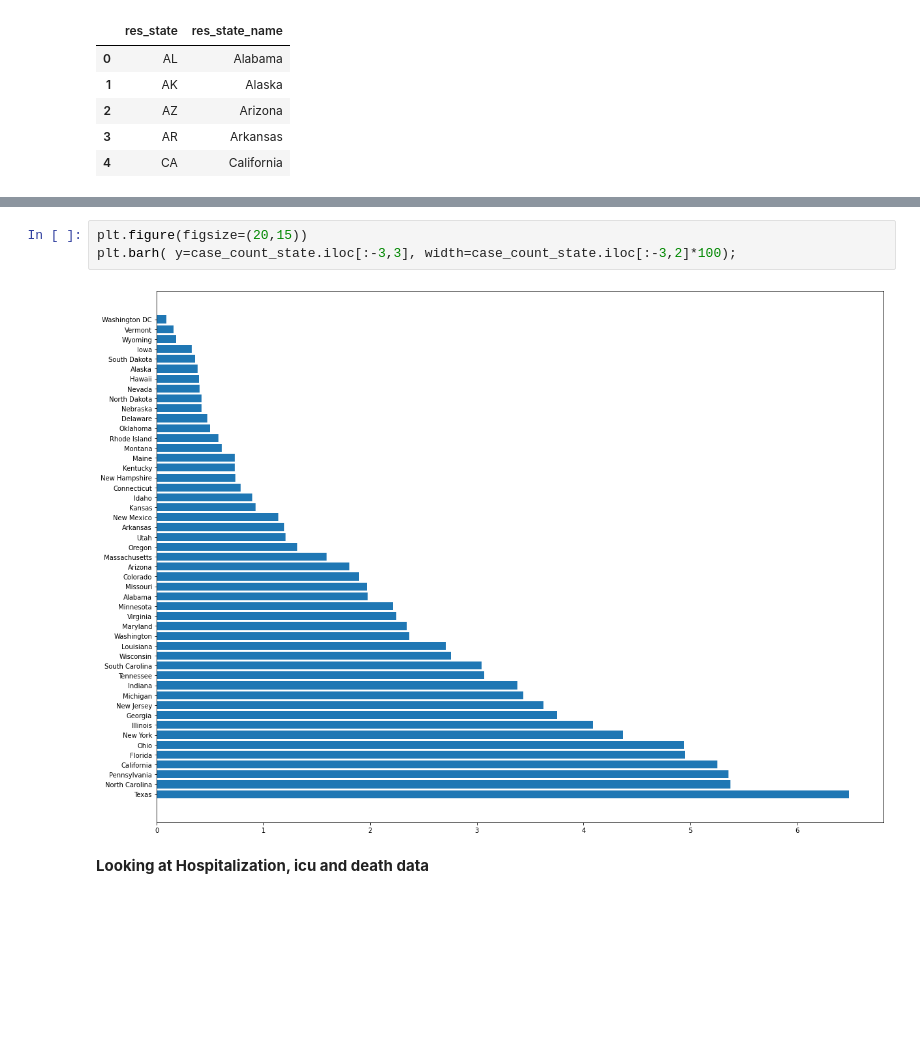
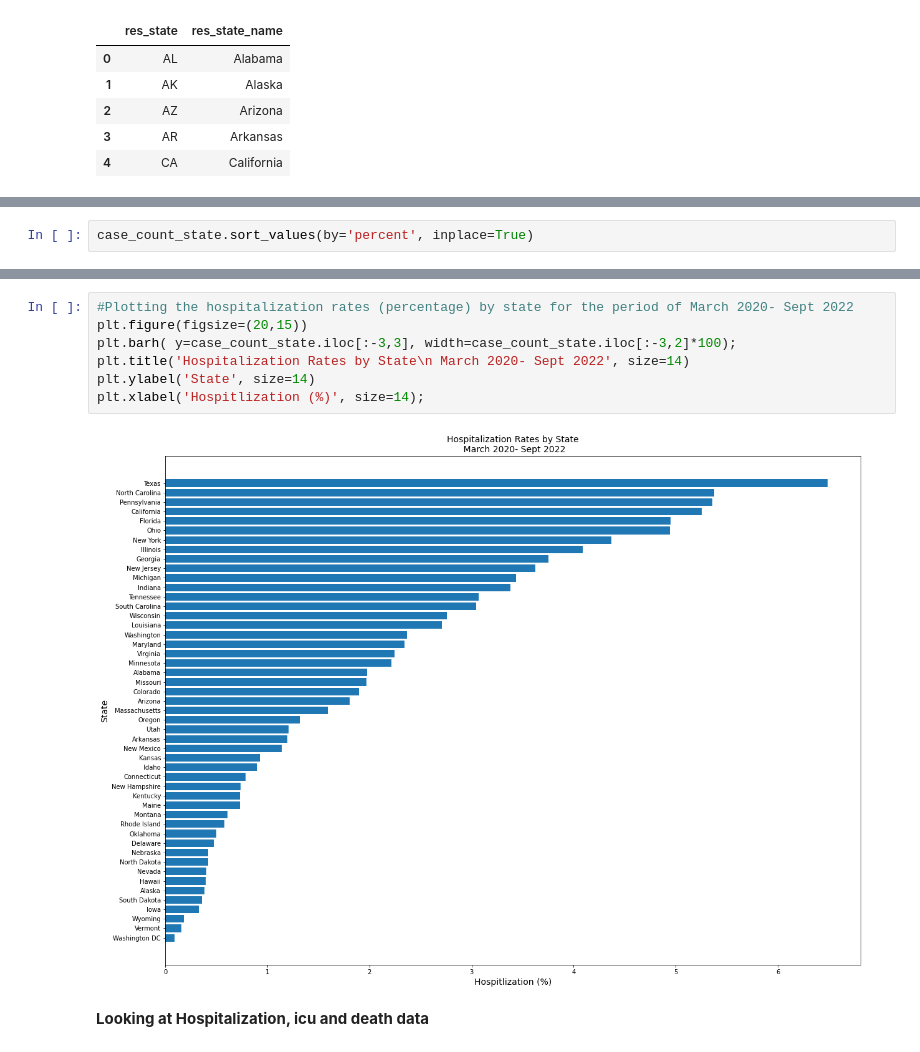
Before and after one commit to DeeVerma1/Project-4, a Jupyter notebook: code/02.3-EDA_COVID_Surveillance.ipynb, the cells around one changed output, grey strips where cells are left out. Drawn from its saved outputs; the diff is of its cells as text; blank space fills up the shorter version.

```diff
--- a/code/02.3-EDA_COVID_Surveillance.ipynb
+++ b/code/02.3-EDA_COVID_Surveillance.ipynb
@@ -463,4 +478,6 @@ df_states.head()
 case_count_state=pd.merge(case_count_state, df_states, on='res_state', how='outer')
+# %%
+case_count_state.sort_values(by='percent', inplace=True)
 # %%
 case_count_state
 # %% [output]
@@ -482,10 +499,14 @@ case_count_state
 | 50 | MS | NaN | NaN | Mississippi |
 | 51 | WV | NaN | NaN | West Virginia |
 # %%
+#Plotting the hospitalization rates (percentage) by state for the period of March 2020- Sept 2022
 plt.figure(figsize=(20,15))
 plt.barh( y=case_count_state.iloc[:-3,3], width=case_count_state.iloc[:-3,2]*100);
+plt.title('Hospitalization Rates by State\n March 2020- Sept 2022', size=14)
+plt.ylabel('State', size=14)
+plt.xlabel('Hospitlization (%)', size=14);
 # %% [output]
-[figure, old version]
+[figure, new version]
 # %% [markdown]
 **Looking at Hospitalization, icu and death data**
 # %%
```
Also changed, not shown: parts of 53 cells of this notebook, 6 other files.
